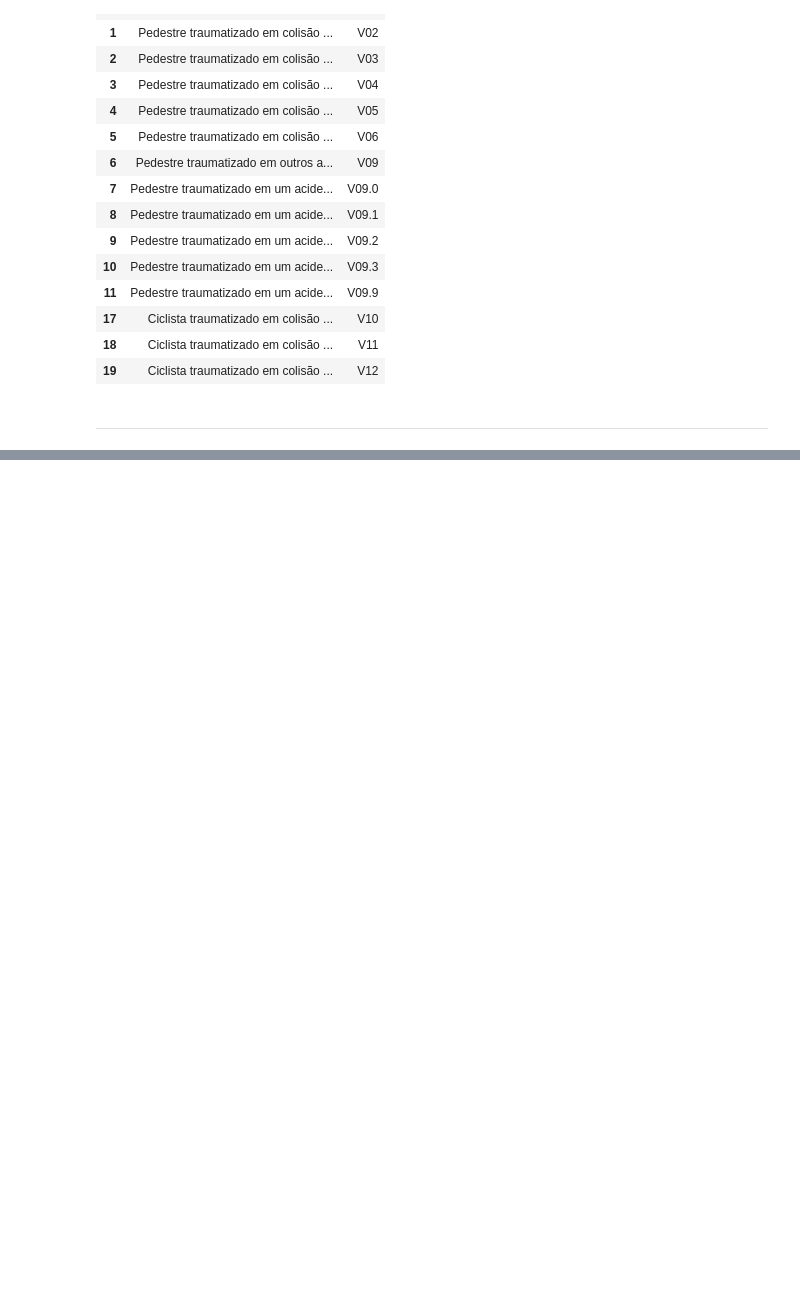
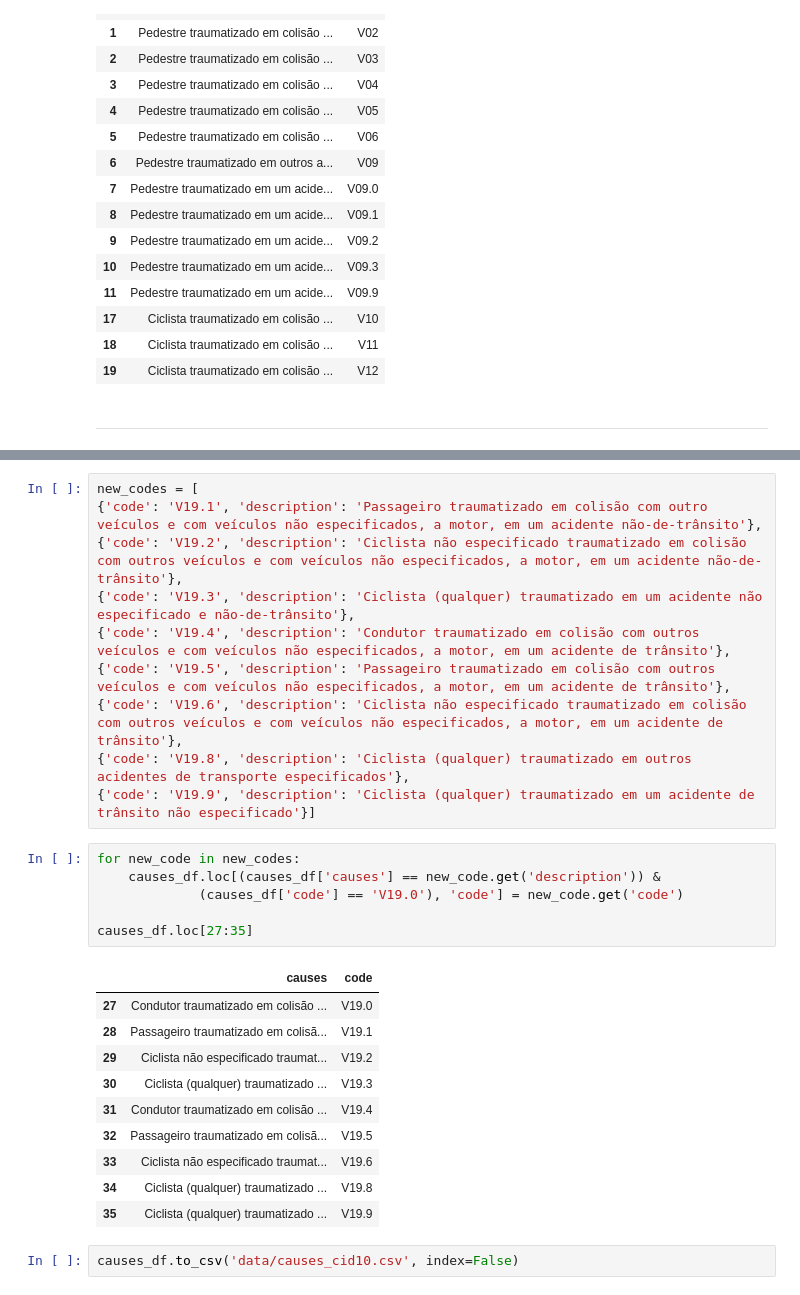
Before and after one commit to soterolab/datasus, a Jupyter notebook: 04-extracting-causes-CID10.ipynb, the cells around one changed output, grey strips where cells are left out. Saved outputs shown, nothing was run; the diff lists cells and outputs as text; blank space fills up the shorter version.

```diff
--- a/04-extracting-causes-CID10.ipynb
+++ b/04-extracting-causes-CID10.ipynb
@@ -133,0 +166,29 @@ causes_df.head(15)
+# %%
+new_codes = [
+{'code': 'V19.1', 'description': 'Passageiro traumatizado em colisão com outro veículos e com veículos não especificados, a motor, em um acidente não-de-trânsito'},
+{'code': 'V19.2', 'description': 'Ciclista não especificado traumatizado em colisão com outros veículos e com veículos não especificados, a motor, em um acidente não-de-trânsito'},
+{'code': 'V19.3', 'description': 'Ciclista (qualquer) traumatizado em um acidente não especificado e não-de-trânsito'},
+{'code': 'V19.4', 'description': 'Condutor traumatizado em colisão com outros veículos e com veículos não especificados, a motor, em um acidente de trânsito'},
+{'code': 'V19.5', 'description': 'Passageiro traumatizado em colisão com outros veículos e com veículos não especificados, a motor, em um acidente de trânsito'},
+{'code': 'V19.6', 'description': 'Ciclista não especificado traumatizado em colisão com outros veículos e com veículos não especificados, a motor, em um acidente de trânsito'},
+{'code': 'V19.8', 'description': 'Ciclista (qualquer) traumatizado em outros acidentes de transporte especificados'},
+{'code': 'V19.9', 'description': 'Ciclista (qualquer) traumatizado em um acidente de trânsito não especificado'}]
+# %%
+for new_code in new_codes:
+    causes_df.loc[(causes_df['causes'] == new_code.get('description')) &
+             (causes_df['code'] == 'V19.0'), 'code'] = new_code.get('code')
+
+causes_df.loc[27:35]
+# %% [output]
+|  | causes | code |
+| 27 | Condutor traumatizado em colisão ... | V19.0 |
+| 28 | Passageiro traumatizado em colisã... | V19.1 |
+| 29 | Ciclista não especificado traumat... | V19.2 |
+| 30 | Ciclista (qualquer) traumatizado ... | V19.3 |
+| 31 | Condutor traumatizado em colisão ... | V19.4 |
+| 32 | Passageiro traumatizado em colisã... | V19.5 |
+| 33 | Ciclista não especificado traumat... | V19.6 |
+| 34 | Ciclista (qualquer) traumatizado ... | V19.8 |
+| 35 | Ciclista (qualquer) traumatizado ... | V19.9 |
+# %%
+causes_df.to_csv('data/causes_cid10.csv', index=False)
```
Also changed, not shown: parts of 4 cells of this notebook.
